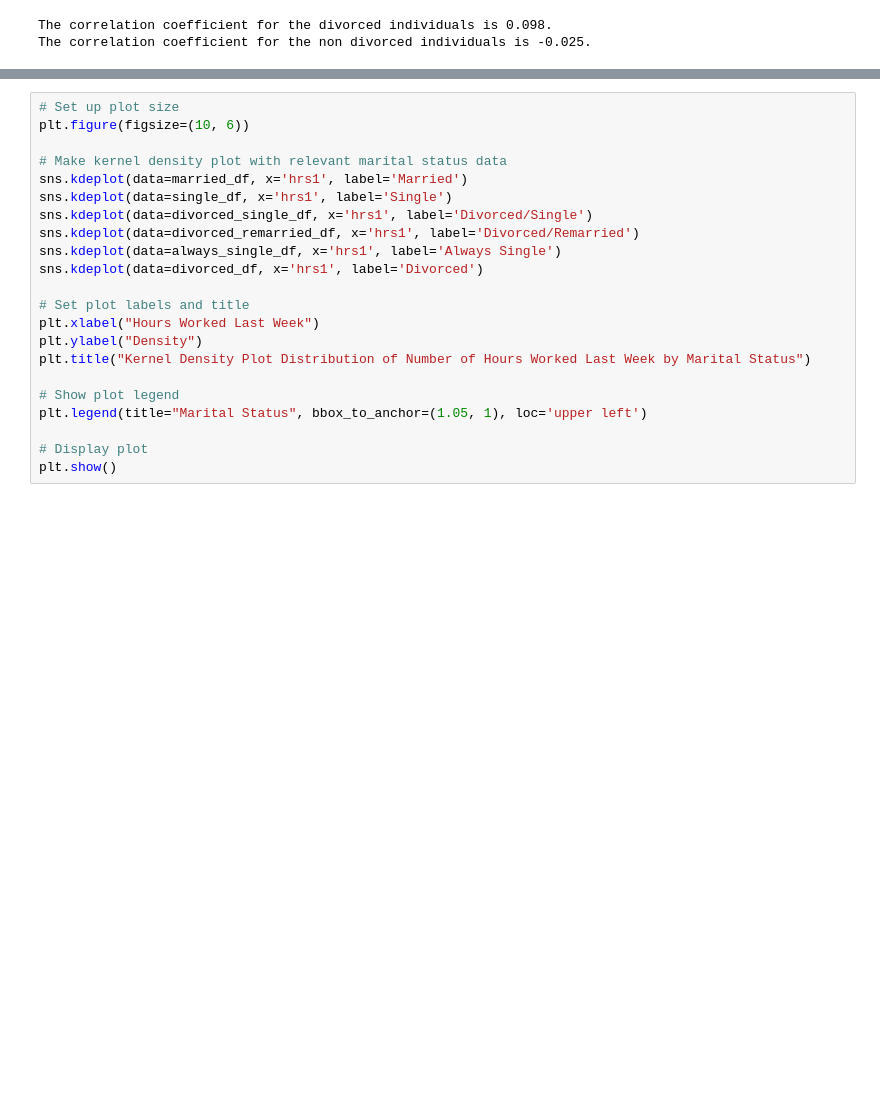
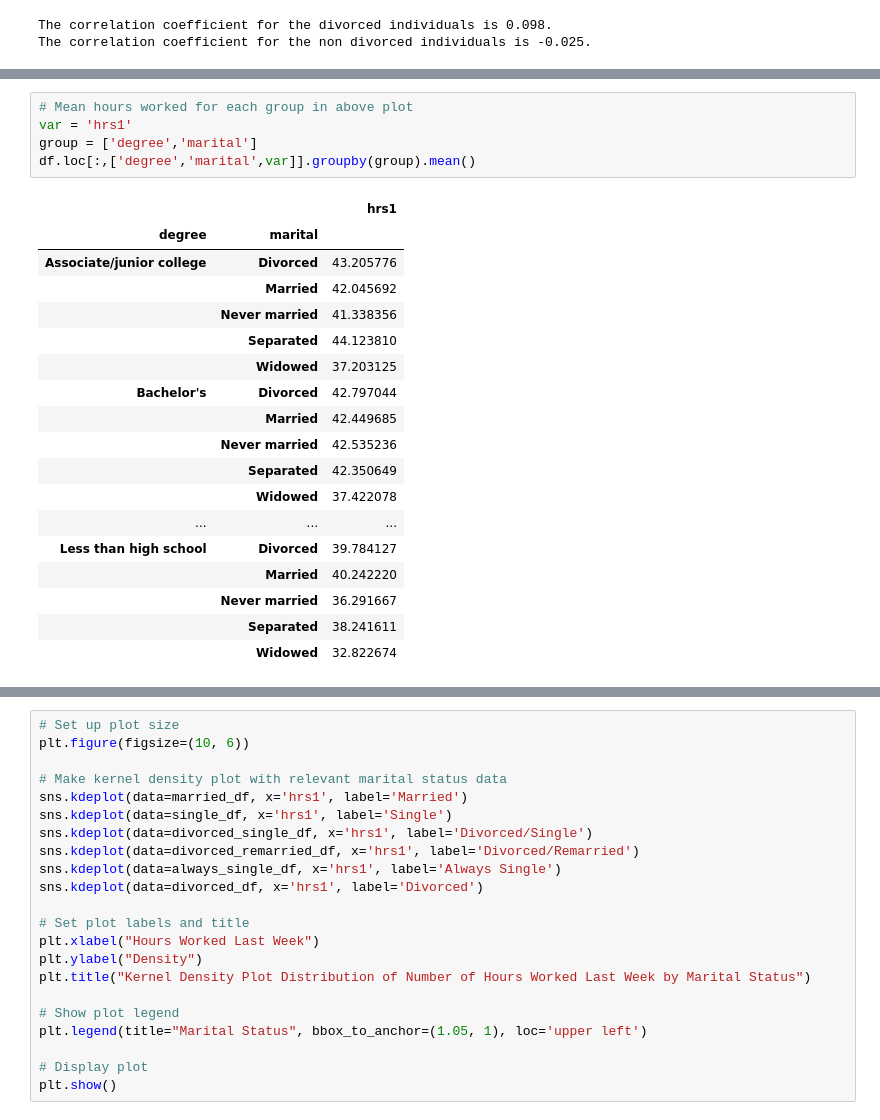
Before and after one commit to DS3001/group22, a Jupyter notebook: Midterm_Work.ipynb, the cells around one changed output, grey strips where cells are left out. Cells and saved outputs as stored; diff of their text form; blank space fills up the shorter version.

```diff
--- a/Midterm_Work.ipynb
+++ b/Midterm_Work.ipynb
@@ -915,3 +779,27 @@ plt.show()
+# %%
+# Mean hours worked for each group in above plot
+var = 'hrs1'
+group = ['degree','marital']
+df.loc[:,['degree','marital',var]].groupby(group).mean()
+# %% [output]
+|  |  | hrs1 |
+| degree | marital |  |
+| Associate/junior college | Divorced | 43.205776 |
+|  | Married | 42.045692 |
+|  | Never married | 41.338356 |
+|  | Separated | 44.123810 |
+|  | Widowed | 37.203125 |
+| Bachelor's | Divorced | 42.797044 |
+|  | Married | 42.449685 |
+|  | Never married | 42.535236 |
+|  | Separated | 42.350649 |
+|  | Widowed | 37.422078 |
+| ... | ... | ... |
+| Less than high school | Divorced | 39.784127 |
+|  | Married | 40.242220 |
+|  | Never married | 36.291667 |
+|  | Separated | 38.241611 |
+|  | Widowed | 32.822674 |
 # %%
 # Establish order of highest degree achieved
 degree_order = ["Less than high school", "High school", "Associate/junior college", "Bachelor's", "Graduate"]
```
Also changed, not shown: parts of 42 cells of this notebook.
